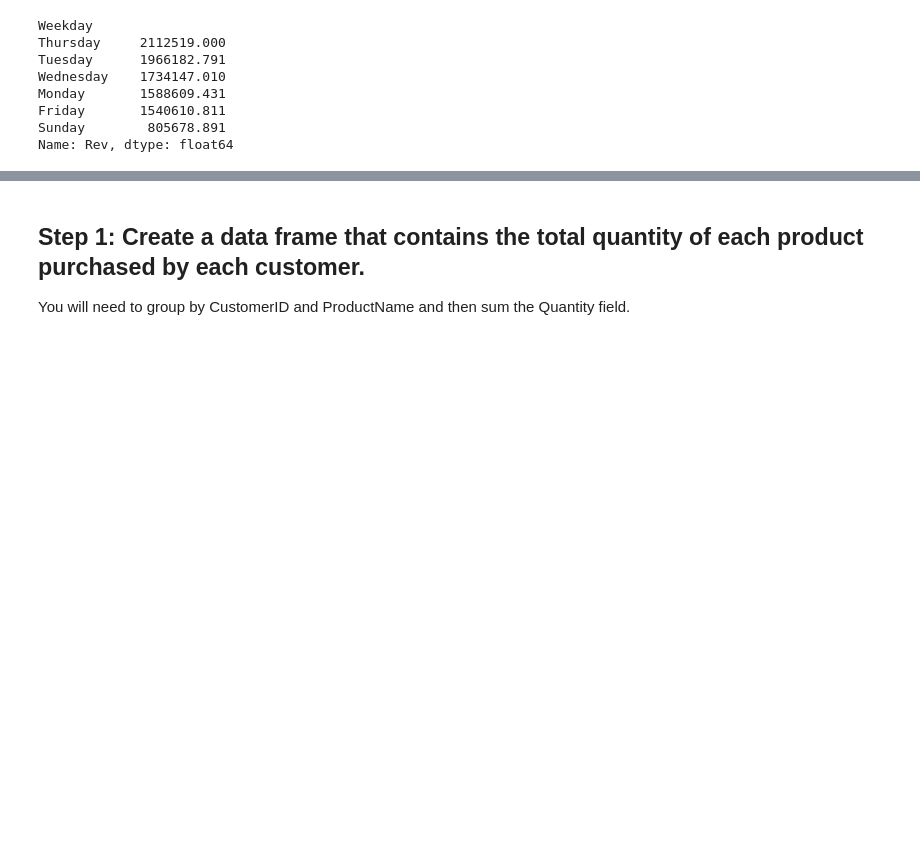
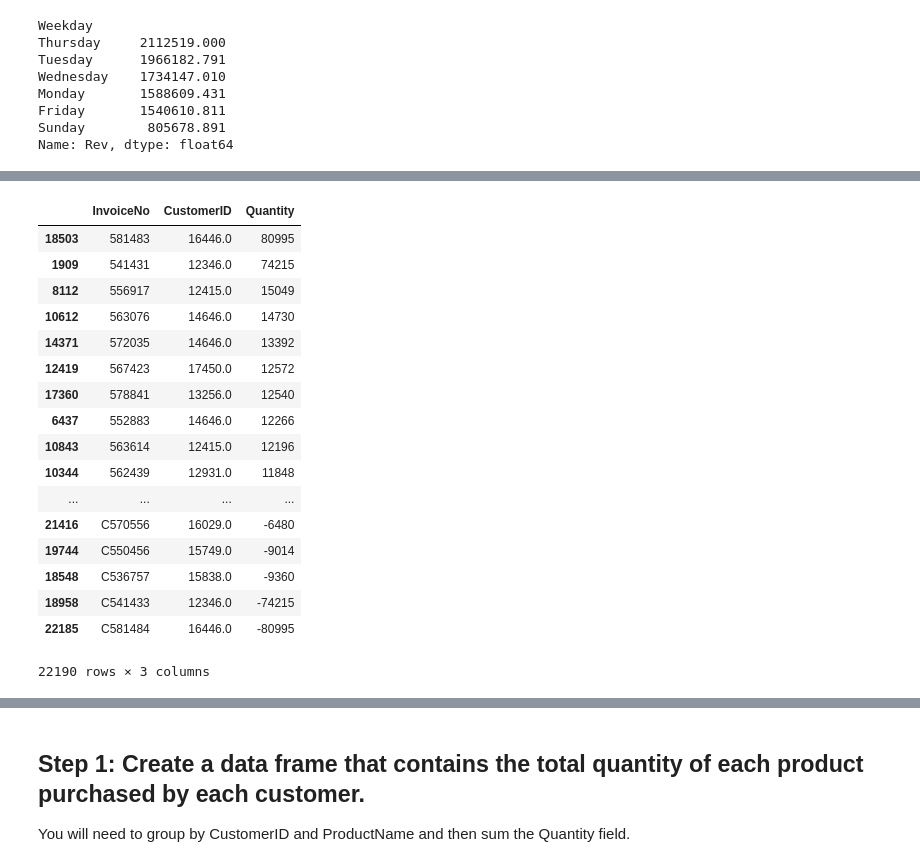
Before and after one commit to tristar82/Project-Week-8-Final-Project, a Jupyter notebook: your-project/Code/1_EDA_Cleaning.ipynb, the cells around one changed output, grey strips where cells are left out. Drawn from its saved outputs; the diff is of its cells as text; code cells hidden in the pictures; blank space fills up the shorter version.

```diff
--- a/your-project/Code/1_EDA_Cleaning.ipynb
+++ b/your-project/Code/1_EDA_Cleaning.ipynb
@@ -259,0 +327,25 @@ Name: Rev, dtype: float64
+# %%
+#Top Invoice Values by Qty
+df_top_invoices_qty = df.groupby(['InvoiceNo', 'CustomerID'])['Quantity'].agg('sum').to_frame()
+df_top_invoices_qty.reset_index(inplace=True)
+df_top_invoices_qty = df_top_invoices_qty.sort_values(by='Quantity', ascending=False)
+df_top_invoices_qty
+# %% [output]
+|  | InvoiceNo | CustomerID | Quantity |
+| 18503 | 581483 | 16446.0 | 80995 |
+| 1909 | 541431 | 12346.0 | 74215 |
+| 8112 | 556917 | 12415.0 | 15049 |
+| 10612 | 563076 | 14646.0 | 14730 |
+| 14371 | 572035 | 14646.0 | 13392 |
+| 12419 | 567423 | 17450.0 | 12572 |
+| 17360 | 578841 | 13256.0 | 12540 |
+| 6437 | 552883 | 14646.0 | 12266 |
+| 10843 | 563614 | 12415.0 | 12196 |
+| 10344 | 562439 | 12931.0 | 11848 |
+| ... | ... | ... | ... |
+| 21416 | C570556 | 16029.0 | -6480 |
+| 19744 | C550456 | 15749.0 | -9014 |
+| 18548 | C536757 | 15838.0 | -9360 |
+| 18958 | C541433 | 12346.0 | -74215 |
+| 22185 | C581484 | 16446.0 | -80995 |
+22190 rows × 3 columns
```
Also changed, not shown: parts of 29 cells of this notebook, 1 other file.
